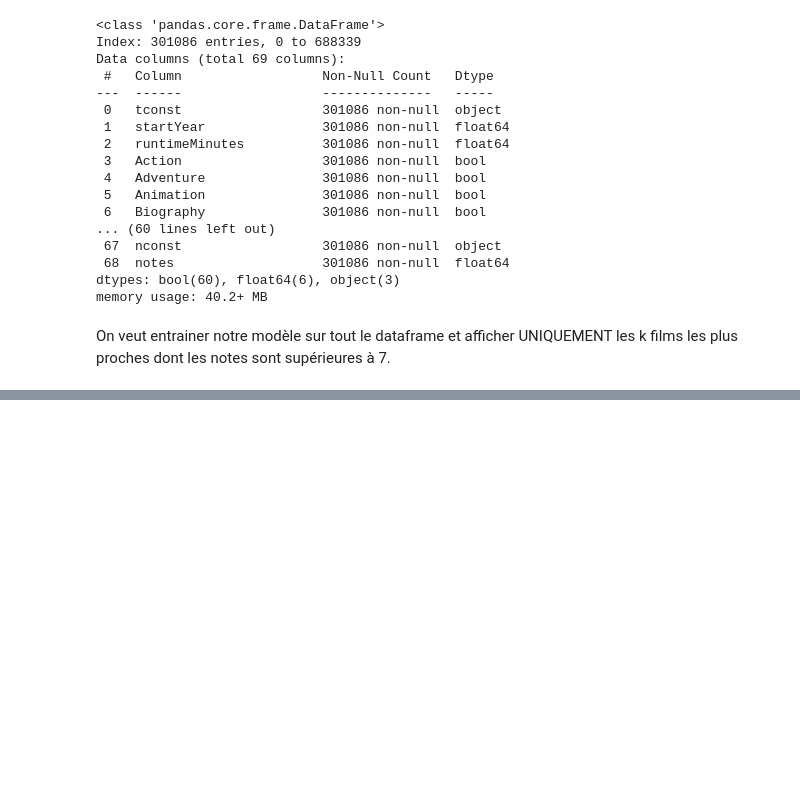
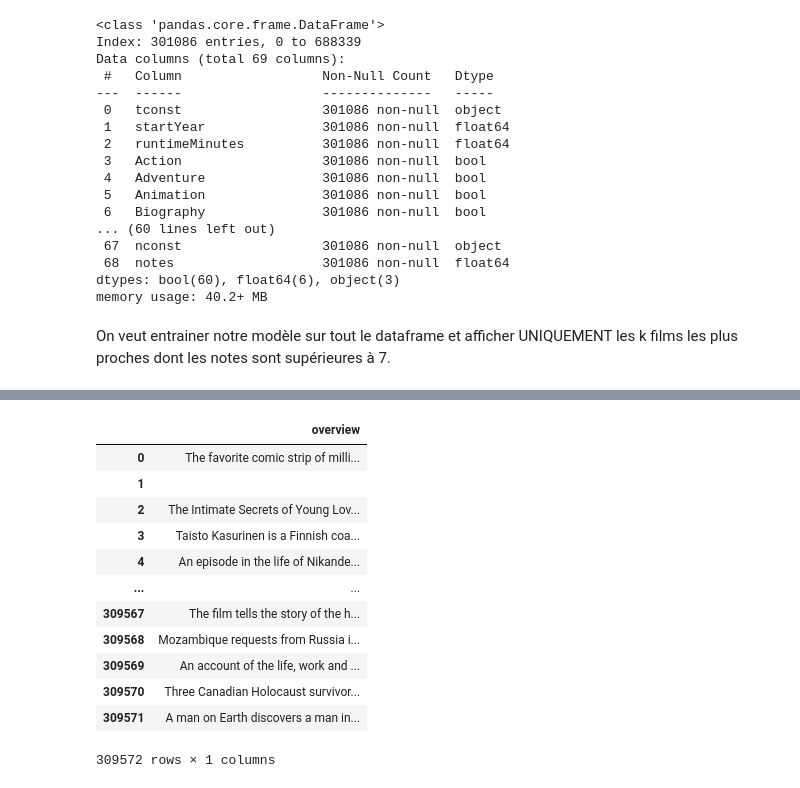
Before and after one commit to jpvt-data/AlgoCinema, a Jupyter notebook: machine learning/BIG_DF_ML.ipynb, the cells around one changed output, grey strips where cells are left out. Drawn from its saved outputs; the diff is of its cells as text; code cells hidden in the pictures; blank space fills up the shorter version.

```diff
--- a/machine learning/BIG_DF_ML.ipynb
+++ b/machine learning/BIG_DF_ML.ipynb
@@ -396,0 +351,18 @@ print(f"Le k optimal est : {meilleur_k}")"""
+# %%
+tmdb_tf = tmdb['tagline'].fillna('') + ' ' + tmdb['overview'].fillna('')
+tmdb_tf = pd.DataFrame(tmdb_tf, columns=['overview'])
+tmdb_tf
+# %% [output]
+|  | overview |
+| 0 | The favorite comic strip of milli... |
+| 1 |  |
+| 2 | The Intimate Secrets of Young Lov... |
+| 3 | Taisto Kasurinen is a Finnish coa... |
+| 4 | An episode in the life of Nikande... |
+| ... | ... |
+| 309567 | The film tells the story of the h... |
+| 309568 | Mozambique requests from Russia i... |
+| 309569 | An account of the life, work and ... |
+| 309570 | Three Canadian Holocaust survivor... |
+| 309571 | A man on Earth discovers a man in... |
+309572 rows × 1 columns
```
Also changed, not shown: parts of 11 cells of this notebook, 1 other file.
